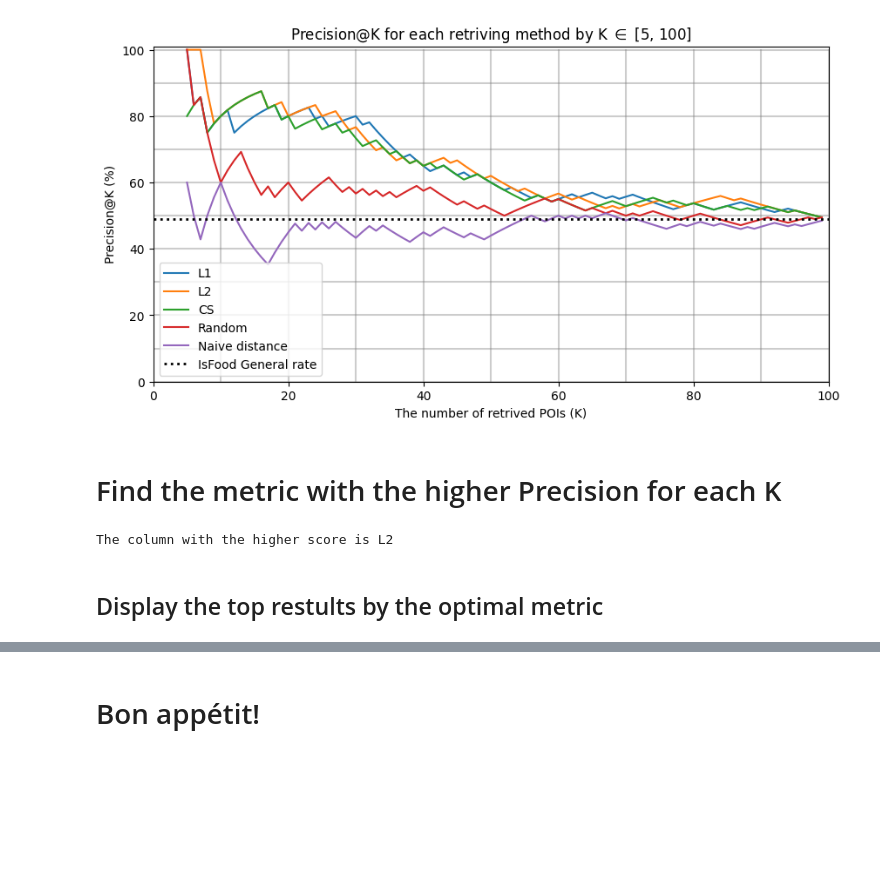
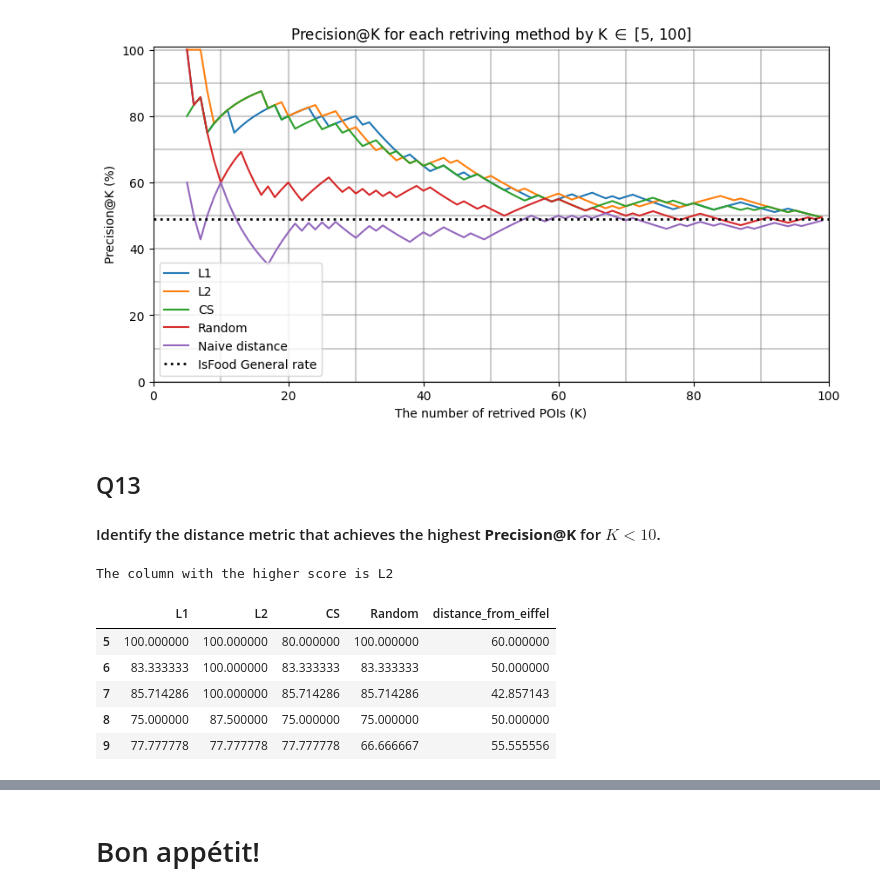
Before and after one commit to EtzionR/LM4GeoAI, a Jupyter notebook: SOL_1_Geo_Semantic_Search.ipynb, the cells around one changed output, grey strips where cells are left out. Cells and saved outputs as stored; diff of their text form; code cells hidden in the pictures; blank space fills up the shorter version.

```diff
--- a/SOL_1_Geo_Semantic_Search.ipynb
+++ b/SOL_1_Geo_Semantic_Search.ipynb
@@ -408,12 +408,18 @@ plt.show()
 # %% [output]
 [figure]
 # %% [markdown]
-# Find the metric with the higher Precision for each K
+## Q13
+
+#### Identify the distance metric that achieves the highest **Precision@K** for $K<10$.
 # %%
-higher_score_column = evaluation.iloc[:10,:].idxmax(axis=1).value_counts().index[0]
+higher_score_column = evaluation[evaluation.index<10].idxmax(axis=1).value_counts().index[0]
 
 print(f'The column with the higher score is {higher_score_column}')
 # %% [output]
 The column with the higher score is L2
+|  | L1 | L2 | CS | Random | distance_from_eiffel |
+| 5 | 100.000000 | 100.000000 | 80.000000 | 100.000000 | 60.000000 |
+| 6 | 83.333333 | 100.000000 | 83.333333 | 83.333333 | 50.000000 |
+| 7 | 85.714286 | 100.000000 | 85.714286 | 85.714286 | 42.857143 |
+| 8 | 75.000000 | 87.500000 | 75.000000 | 75.000000 | 50.000000 |
+| 9 | 77.777778 | 77.777778 | 77.777778 | 66.666667 | 55.555556 |
-# %% [markdown]
-## Display the top restults by the optimal metric
```
Also changed, not shown: parts of 1 cell of this notebook.
